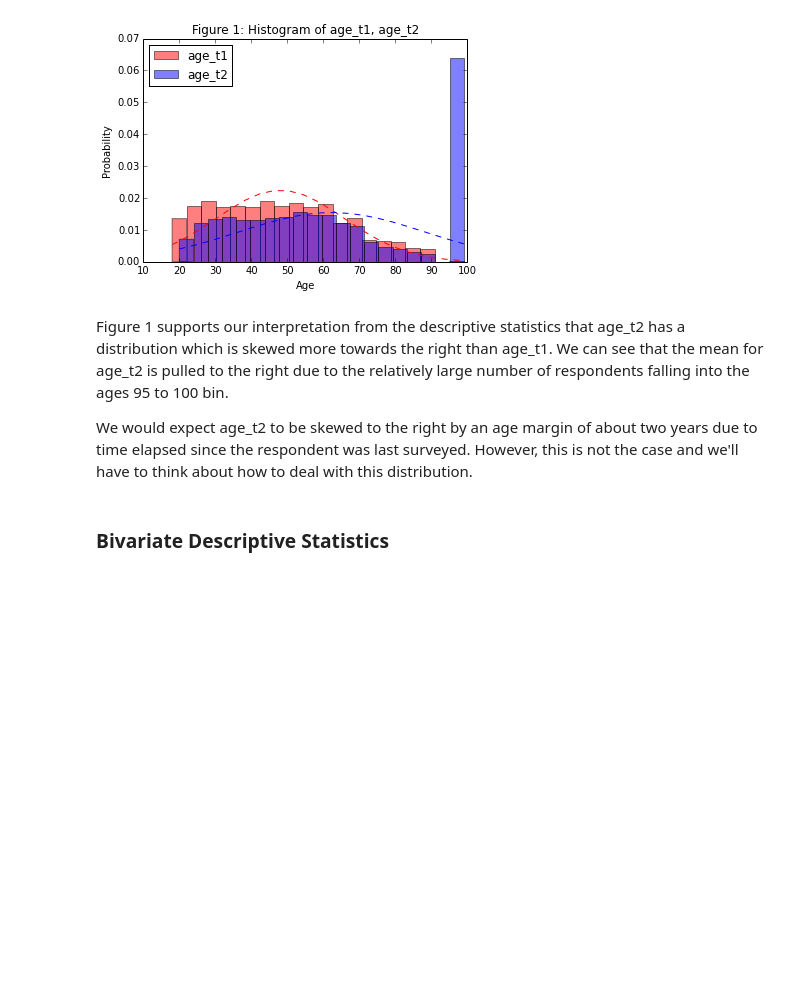
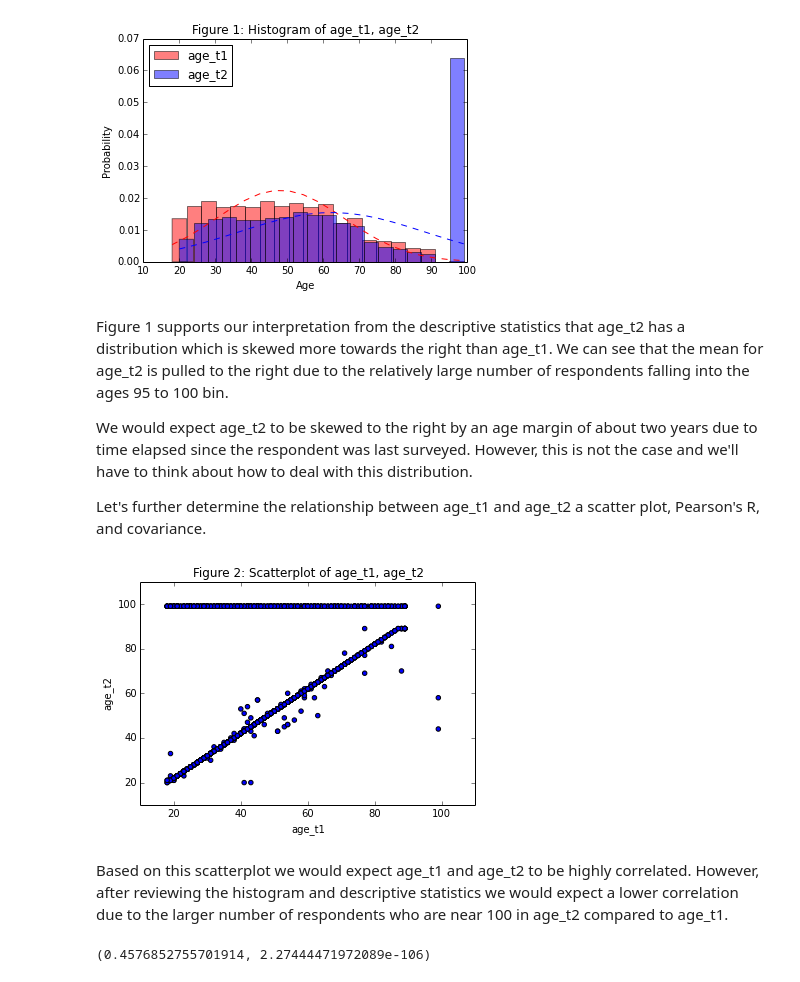
Before and after one commit to thedemonbaca/Smaller-Projects, a Jupyter notebook: Stats Review/Stats Review for Job Interview.ipynb, the cells around one changed output. Cells and saved outputs as stored; diff of their text form; code cells hidden in the pictures; blank space fills up the shorter version.

Commit message:
added scatterplot

```diff
--- a/Stats Review/Stats Review for Job Interview.ipynb
+++ b/Stats Review/Stats Review for Job Interview.ipynb
@@ -136,5 +139,25 @@ plt.show()
 # %% [markdown]
 <p> Figure 1 supports our interpretation from the descriptive statistics that age_t2 has a distribution which is skewed more towards the right than age_t1. We can see that the mean for age_t2 is pulled to the right due to the relatively large number of respondents falling into the ages 95 to 100 bin.</p>
 <p> We would expect age_t2 to be skewed to the right by an age margin of about two years due to time elapsed since the respondent was last surveyed. However, this is not the case and we'll have to think about how to deal with this distribution. </p>
+
+<p> Let's further determine the relationship between age_t1 and age_t2 a scatter plot, Pearson's R, and covariance.</p>
-# %% [markdown]
-<h3> Bivariate Descriptive Statistics </h3>
+# %%
+# Add labels to the figure
+plt.xlabel('age_t1')
+plt.ylabel('age_t2')
+plt.title(r'Figure 2: Scatterplot of age_t1, age_t2')
+
+# Create the plot
+plt.scatter(data['age_1'],data['age_2'])
+
+# Show the plot
+plt.show()
+# %% [output]
+[figure, added]
+# %% [markdown]
+<p> Based on this scatterplot we would expect age_t1 and age_t2 to be highly correlated. However, after reviewing the histogram and descriptive statistics we would expect a lower correlation due to the larger number of respondents who are near 100 in age_t2 compared to age_t1. </p>
+# %%
+# Calculate the correlation coefficient between age_t1 and age_t2 (Pearson's R)
+pearsonr(data['age_1'],data['age_2'])
+# %% [output]
+(0.4576852755701914, 2.27444471972089e-106)
```
Also changed, not shown: parts of 3 cells of this notebook.
